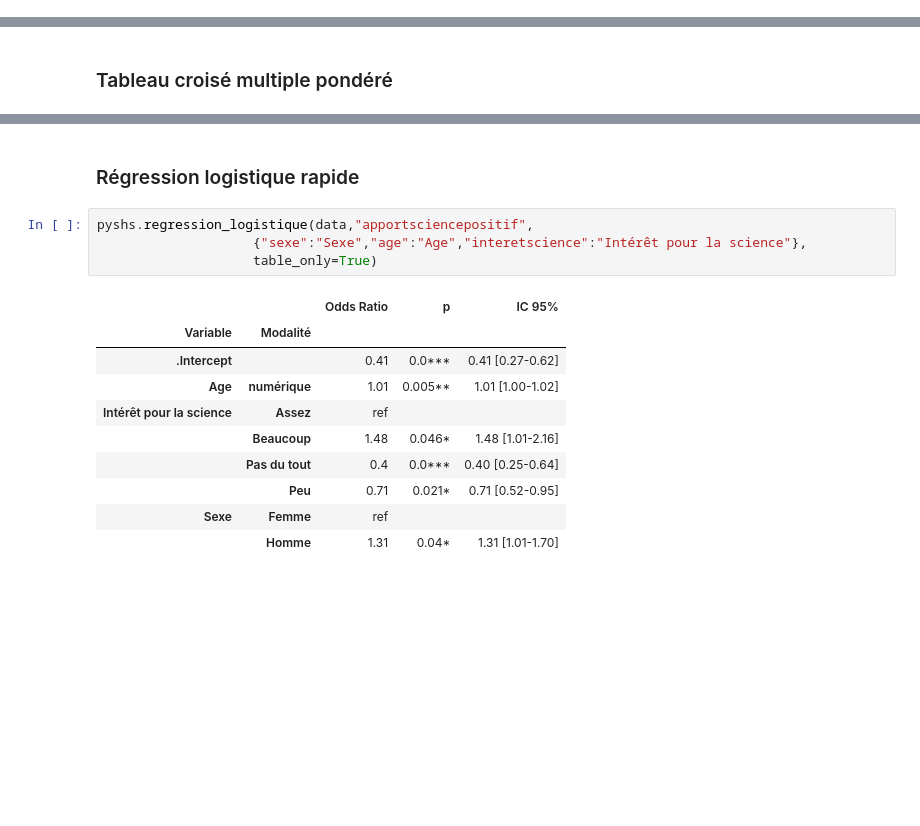
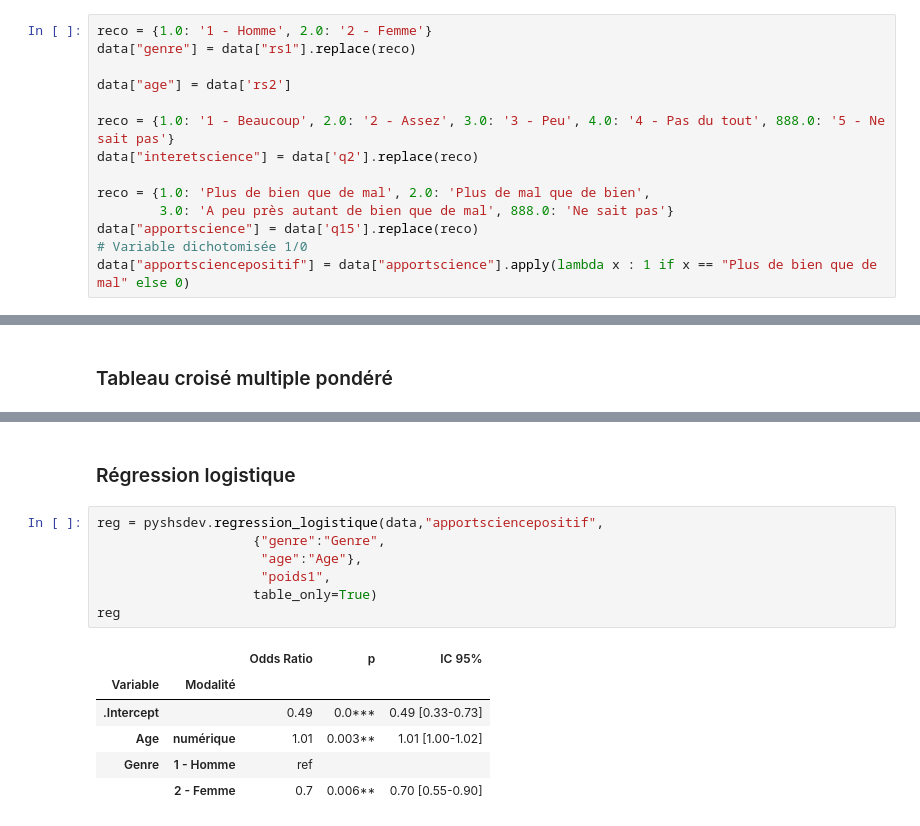
Before and after one commit to emilienschultz/pyshs-bib, a Jupyter notebook: Exemple PySHS.ipynb, the cells around one changed output, grey strips where cells are left out. Cells and saved outputs as stored; diff of their text form; blank space fills up the shorter version.

```diff
--- a/Exemple PySHS.ipynb
+++ b/Exemple PySHS.ipynb
@@ -24,0 +24,14 @@ data["apportsciencepositif"] = data["apportscience"].apply(lambda x : 1 if x ==
+# %%
+reco = {1.0: '1 - Homme', 2.0: '2 - Femme'}
+data["genre"] = data["rs1"].replace(reco)
+
+data["age"] = data['rs2']
+
+reco = {1.0: '1 - Beaucoup', 2.0: '2 - Assez', 3.0: '3 - Peu', 4.0: '4 - Pas du tout', 888.0: '5 - Ne sait pas'}
+data["interetscience"] = data['q2'].replace(reco)
+
+reco = {1.0: 'Plus de bien que de mal', 2.0: 'Plus de mal que de bien',
+        3.0: 'A peu près autant de bien que de mal', 888.0: 'Ne sait pas'}
+data["apportscience"] = data['q15'].replace(reco)
+# Variable dichotomisée 1/0
+data["apportsciencepositif"] = data["apportscience"].apply(lambda x : 1 if x == "Plus de bien que de mal" else 0)
@@ -93,17 +125,16 @@ pyshs.tableau_croise_controle(data,cont="sexe", c = "interetscience" ,r = "appor
 # %% [markdown]
-### Régression logistique rapide
+### Régression logistique
 # %%
-pyshs.regression_logistique(data,"apportsciencepositif",
-                    {"sexe":"Sexe","age":"Age","interetscience":"Intérêt pour la science"},
+reg = pyshsdev.regression_logistique(data,"apportsciencepositif",
+                    {"genre":"Genre",
+                     "age":"Age"},
+                     "poids1",
                     table_only=True)
+reg
 # %% [output]
 |  |  | Odds Ratio | p | IC 95% |
 | Variable | Modalité |  |  |  |
-| .Intercept |  | 0.41 | 0.0*** | 0.41 [0.27-0.62] |
-| Age | numérique | 1.01 | 0.005** | 1.01 [1.00-1.02] |
-| Intérêt pour la science | Assez | ref |  |  |
-|  | Beaucoup | 1.48 | 0.046* | 1.48 [1.01-2.16] |
-|  | Pas du tout | 0.4 | 0.0*** | 0.40 [0.25-0.64] |
-|  | Peu | 0.71 | 0.021* | 0.71 [0.52-0.95] |
-| Sexe | Femme | ref |  |  |
-|  | Homme | 1.31 | 0.04* | 1.31 [1.01-1.70] |
+| .Intercept |  | 0.49 | 0.0*** | 0.49 [0.33-0.73] |
+| Age | numérique | 1.01 | 0.003** | 1.01 [1.00-1.02] |
+| Genre | 1 - Homme | ref |  |  |
+|  | 2 - Femme | 0.7 | 0.006** | 0.70 [0.55-0.90] |
```
Also changed, not shown: parts of 18 cells of this notebook, 3 other files.
